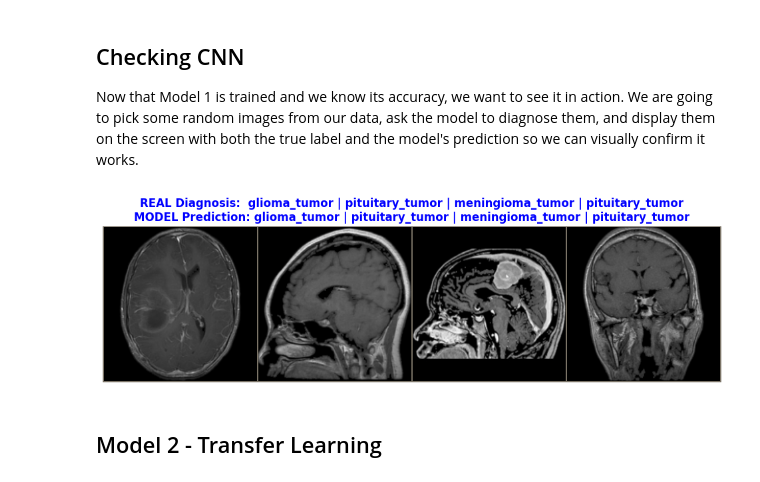
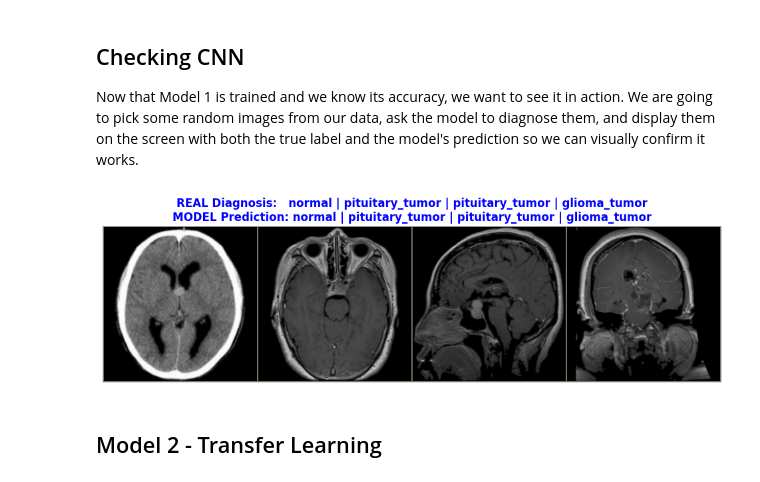
Before and after one commit to IkerMorrondo/deepLearning, a Jupyter notebook: 2assign/2assign.ipynb, the cells around one changed output. Saved outputs shown, nothing was run; the diff lists cells and outputs as text; code cells hidden in the pictures.

```diff
--- a/2assign/2assign.ipynb
+++ b/2assign/2assign.ipynb
@@ -229,7 +258,7 @@ for epoch in range(num_epochs):
     running_loss = 0.0
 
         #Loop over batches of images
-    for i, (images, labels) in enumerate(dataloader):
+    for i, (images, labels) in enumerate(train_loader):
 
             #Move images and labels to the configured device (CPU or GPU)
         images = images.to(device)
@@ -254,10 +283,10 @@ for epoch in range(num_epochs):
 
             #Print progress every 50 batches so we know it's working
         if (i + 1) % 50 == 0:
-            print(f'Epoch [{epoch+1}/{num_epochs}], Step [{i+1}/{len(dataloader)}], Loss: {loss.item():.4f}')
+            print(f'Epoch [{epoch+1}/{num_epochs}], Step [{i+1}/{len(train_loader)}], Loss: {loss.item():.4f}')
 
     #Print the average loss for the entire epoch
-    epoch_loss = running_loss / len(dataloader)
+    epoch_loss = running_loss / len(train_loader)
     print(f'End of Epoch {epoch+1}, Average Loss: {epoch_loss:.4f}\n')
 
 print("Training process completed for the custom model!")
@@ -328,49 +350,51 @@ Accuracy of the custom model on the dataset: 95.28%
 
 Now that Model 1 is trained and we know its accuracy, we want to see it in action. We are going to pick some random images from our data, ask the model to diagnose them, and display them on the screen with both the true label and the model's prediction so we can visually confirm it works.
 # %%
-
-
-#model evaluation mode
+# model evaluation mode
 model_scratch.eval()
 
-#take a random batch of 4 images from the dataloader
-dataiter = iter(dataloader)
+# take a random batch from the test_loader (it brings 32)
+dataiter = iter(test_loader)
 images, labels = next(dataiter)
 
-#move the images to the same device as the model
+# ⚠️ WE ONLY TAKE THE FIRST 4 FOR VISUALIZATION
+images = images[:4]
+labels = labels[:4]
+
+# move the images to the same device as the model
 images_dev = images.to(device)
 
-#get the model's predictions for these images
+# get the model's predictions for these 4 images
 outputs = model_scratch(images_dev)
 _, predicted = torch.max(outputs, 1)
 
 # --- Preparation of the images for visualization ---
 
-    #normalize the images back to their original pixel values for display
+# normalize the images back to their original pixel values for display
 images_grid = torchvision.utils.make_grid(images)
-images_grid = images_grid.numpy().transpose((1, 2, 0))  #change from (C,H,W) to (H,W,C) for matplotlib
+images_grid = images_grid.numpy().transpose((1, 2, 0))  # change from (C,H,W) to (H,W,C) for matplotlib
 mean = np.array([0.485, 0.456, 0.406])
 std = np.array([0.229, 0.224, 0.225])
 images_grid = std * images_grid + mean
 images_grid = np.clip(images_grid, 0, 1)
 
 # --- Visualization of the results ---
 
 fig, ax = plt.subplots(figsize=(12, 6))
 ax.imshow(images_grid)
 ax.axis('off')
 
-#Obtain the string names of the true labels and predicted labels for display
+# Obtain the string names of the true labels and predicted labels for display
 true_names = [full_dataset.classes[label] for label in labels]
 pred_names = [full_dataset.classes[pred] for pred in predicted]
 
-#Create a title that shows both the real diagnosis and the model's prediction
-title_text = f"REAL Diagnosis:  { ' | '.join(true_names) }\nMODEL Prediction: { ' | '.join(pred_names) }"
+# Create a title that shows both the real diagnosis and the model's prediction
+title_text = f"REAL Diagnosis:   { ' | '.join(true_names) }\nMODEL Prediction: { ' | '.join(pred_names) }"
 plt.title(title_text, fontsize=12, fontweight='bold', color='blue')
 
 plt.show()
 # %% [output]
-[figure, old version]
+[figure, new version]
 # %% [markdown]
 ## Model 2 - Transfer Learning
 # %% [markdown]
```
Also changed, not shown: parts of 13 cells of this notebook.
